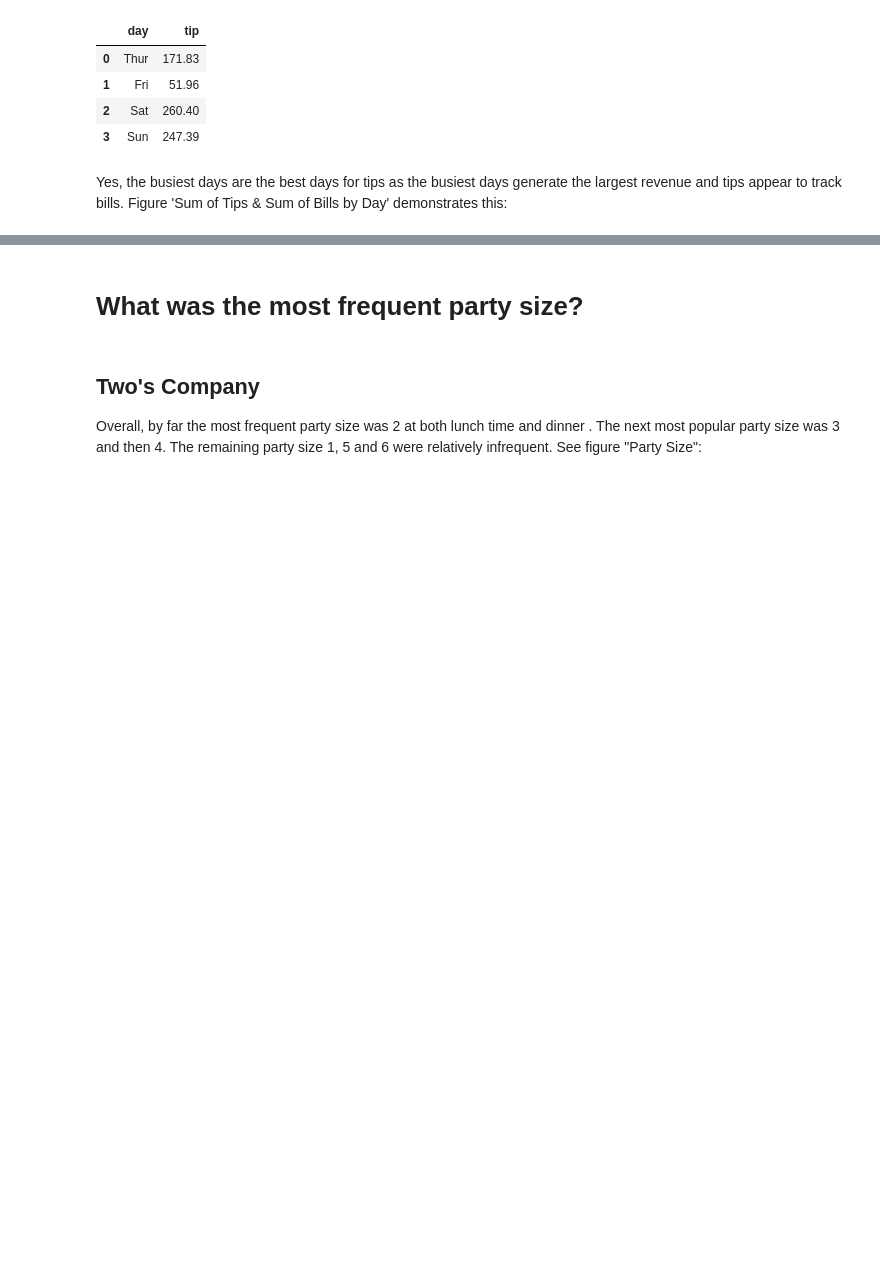
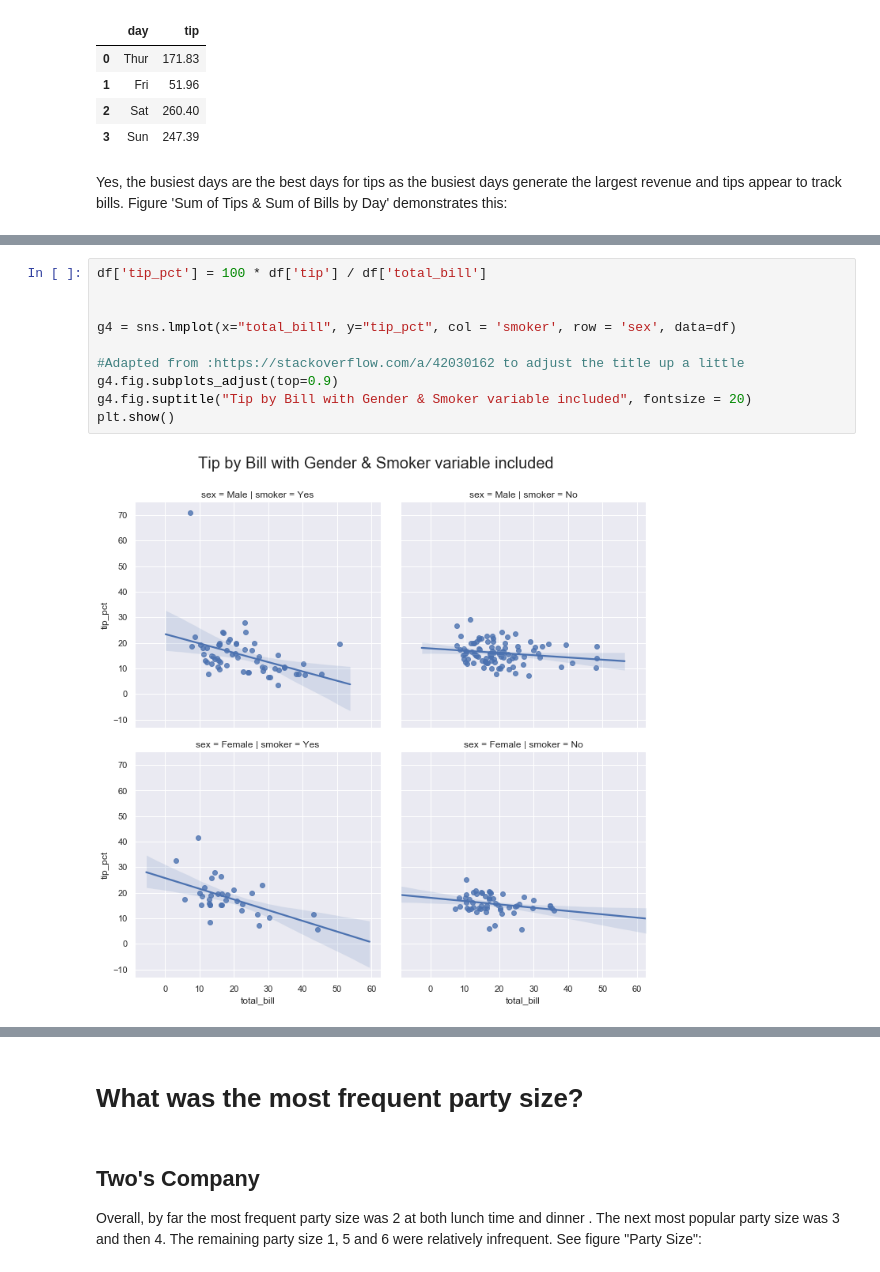
Before and after one commit to fionaoriordan/52446_19_tips, a Jupyter notebook: tips_notebook.ipynb, the cells around one changed output, grey strips where cells are left out. Drawn from its saved outputs; the diff is of its cells as text; blank space fills up the shorter version.

```diff
--- a/tips_notebook.ipynb
+++ b/tips_notebook.ipynb
@@ -240,0 +326,12 @@ Name: size, dtype: int64
+# %%
+df['tip_pct'] = 100 * df['tip'] / df['total_bill']
+
+
+g4 = sns.lmplot(x="total_bill", y="tip_pct", col = 'smoker', row = 'sex', data=df)
+
+#Adapted from :https://stackoverflow.com/a/42030162 to adjust the title up a little
+g4.fig.subplots_adjust(top=0.9)
+g4.fig.suptitle("Tip by Bill with Gender & Smoker variable included", fontsize = 20)
+plt.show()
+# %% [output]
+[figure, added]
```
Also changed, not shown: parts of 49 cells of this notebook.
